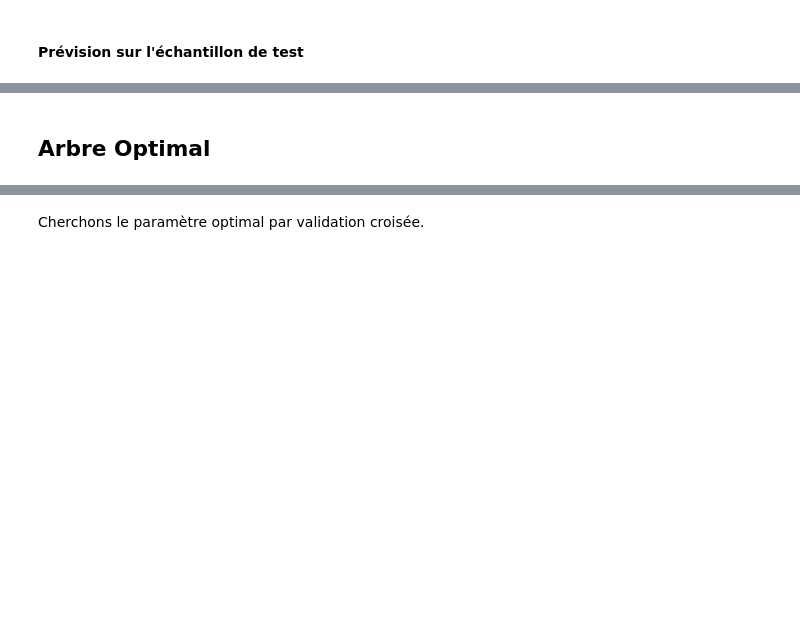
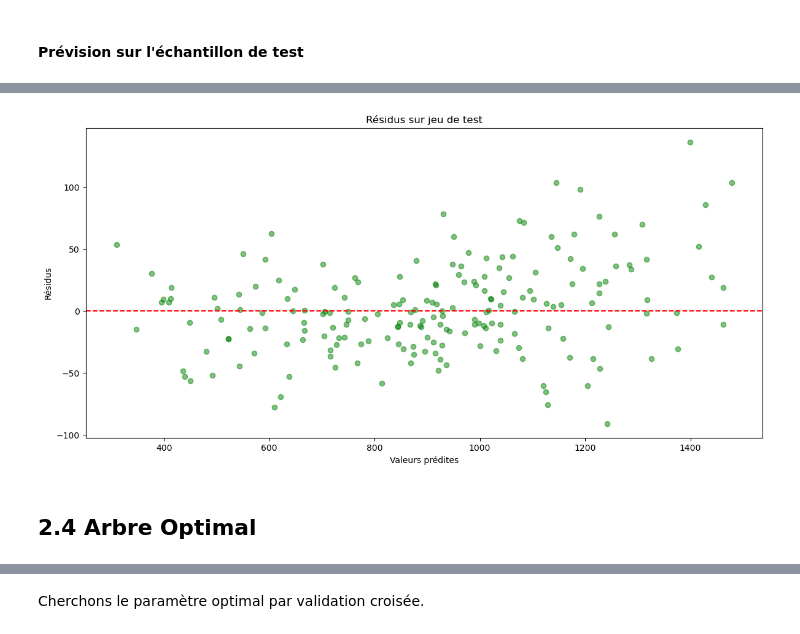
Before and after one commit to QUENTINTOUIL/Projet_ML, a Jupyter notebook: Python.ipynb, the cells around one changed output, grey strips where cells are left out. Drawn from its saved outputs; the diff is of its cells as text; code cells hidden in the pictures; blank space fills up the shorter version.

```diff
--- a/Python.ipynb
+++ b/Python.ipynb
@@ -379,6 +356,19 @@ MSE= 1321.5684050933357
 Q2= 0.9827137717620367
+# %%
+# Tracé des résidus sur l'échantillon de test
+plt.figure(figsize=(12, 6))
+plt.scatter(Yr_test_pred, residus_test, color='green', alpha=0.5)
+plt.axhline(y=0, color='red', linestyle='--')
+plt.title("Résidus sur jeu de test")
+plt.xlabel("Valeurs prédites")
+plt.ylabel("Résidus")
+
+plt.tight_layout()
+plt.show()
+# %% [output]
+[figure, added]
 # %% [markdown]
-## Arbre Optimal
+## 2.4 Arbre Optimal
 # %%
 # Optimisation de la profondeur de l'arbre dans le cas d'une régression
 param=[{"max_depth":list(range(2,10))}]
```
Also changed, not shown: parts of 84 cells of this notebook.
